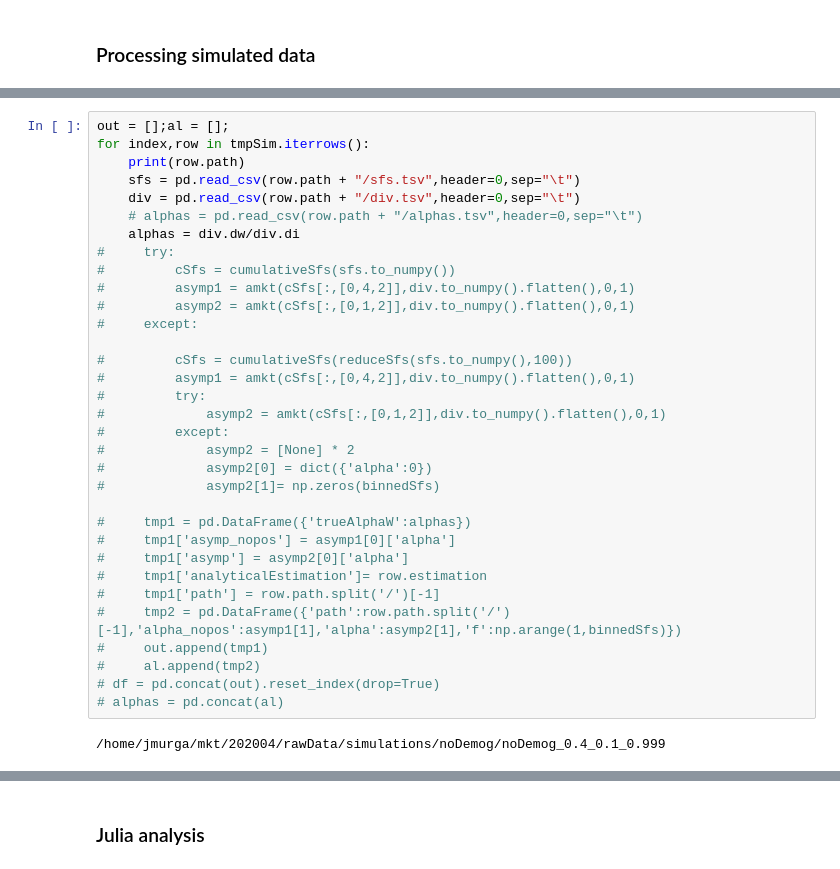
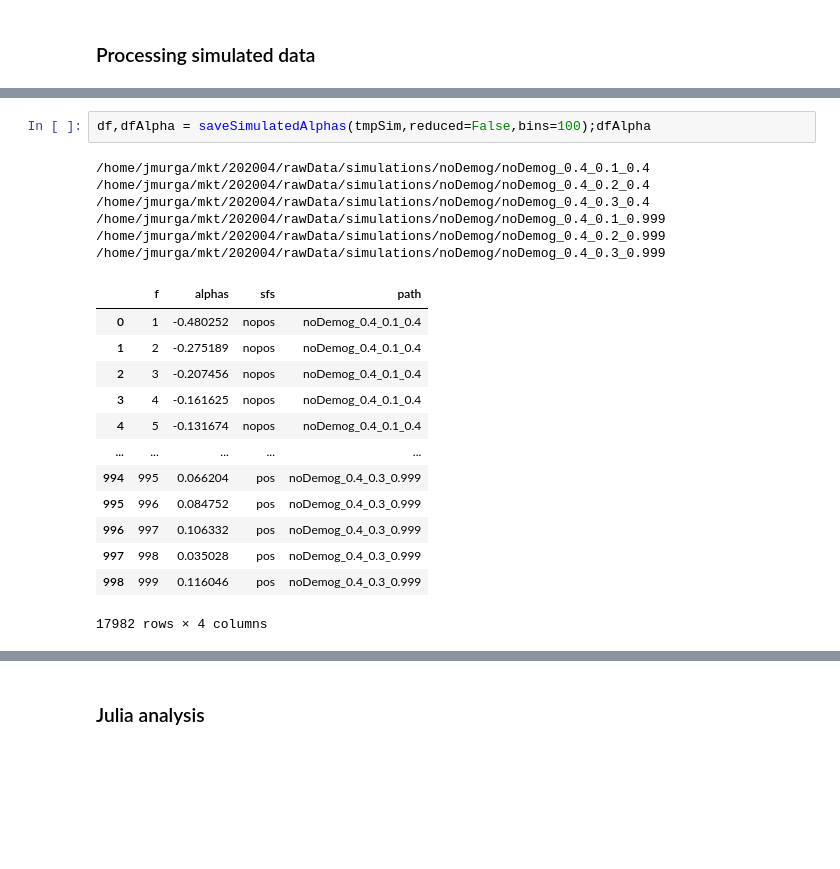
Before and after one commit to jmurga/abcmk_simulations, a Jupyter notebook: scripts/notebooks/bgsSimulations.ipynb, the cells around one changed output, grey strips where cells are left out. Drawn from its saved outputs; the diff is of its cells as text; blank space fills up the shorter version.

```diff
--- a/scripts/notebooks/bgsSimulations.ipynb
+++ b/scripts/notebooks/bgsSimulations.ipynb
@@ -70,35 +68,22 @@ for index,row in tmpSim.iterrows():
-# %%
-out = [];al = [];
-for index,row in tmpSim.iterrows():
-    print(row.path)
-    sfs = pd.read_csv(row.path + "/sfs.tsv",header=0,sep="\t")
-    div = pd.read_csv(row.path + "/div.tsv",header=0,sep="\t")
-    # alphas = pd.read_csv(row.path + "/alphas.tsv",header=0,sep="\t")
-    alphas = div.dw/div.di
-#     try:
-#         cSfs = cumulativeSfs(sfs.to_numpy())
-#         asymp1 = amkt(cSfs[:,[0,4,2]],div.to_numpy().flatten(),0,1)
-#         asymp2 = amkt(cSfs[:,[0,1,2]],div.to_numpy().flatten(),0,1)
-#     except:
-
-#         cSfs = cumulativeSfs(reduceSfs(sfs.to_numpy(),100))
-#         asymp1 = amkt(cSfs[:,[0,4,2]],div.to_numpy().flatten(),0,1)
-#         try:
-#             asymp2 = amkt(cSfs[:,[0,1,2]],div.to_numpy().flatten(),0,1)
-#         except:
-#             asymp2 = [None] * 2
-#             asymp2[0] = dict({'alpha':0})
-#             asymp2[1]= np.zeros(binnedSfs)
-
-#     tmp1 = pd.DataFrame({'trueAlphaW':alphas})
-#     tmp1['asymp_nopos'] = asymp1[0]['alpha']
-#     tmp1['asymp'] = asymp2[0]['alpha']
-#     tmp1['analyticalEstimation']= row.estimation
-#     tmp1['path'] = row.path.split('/')[-1]
-#     tmp2 = pd.DataFrame({'path':row.path.split('/')[-1],'alpha_nopos':asymp1[1],'alpha':asymp2[1],'f':np.arange(1,binnedSfs)})
-#     out.append(tmp1)
-#     al.append(tmp2)
-# df = pd.concat(out).reset_index(drop=True)
-# alphas = pd.concat(al)
-# %% [output]
-/home/jmurga/mkt/202004/rawData/simulations/noDemog/noDemog_0.4_0.1_0.999
+# %%
+df,dfAlpha = saveSimulatedAlphas(tmpSim,reduced=False,bins=100);dfAlpha
+# %% [output]
+/home/jmurga/mkt/202004/rawData/simulations/noDemog/noDemog_0.4_0.1_0.4
+/home/jmurga/mkt/202004/rawData/simulations/noDemog/noDemog_0.4_0.2_0.4
+/home/jmurga/mkt/202004/rawData/simulations/noDemog/noDemog_0.4_0.3_0.4
+/home/jmurga/mkt/202004/rawData/simulations/noDemog/noDemog_0.4_0.1_0.999
+/home/jmurga/mkt/202004/rawData/simulations/noDemog/noDemog_0.4_0.2_0.999
+/home/jmurga/mkt/202004/rawData/simulations/noDemog/noDemog_0.4_0.3_0.999
+|  | f | alphas | sfs | path |
+| 0 | 1 | -0.480252 | nopos | noDemog_0.4_0.1_0.4 |
+| 1 | 2 | -0.275189 | nopos | noDemog_0.4_0.1_0.4 |
+| 2 | 3 | -0.207456 | nopos | noDemog_0.4_0.1_0.4 |
+| 3 | 4 | -0.161625 | nopos | noDemog_0.4_0.1_0.4 |
+| 4 | 5 | -0.131674 | nopos | noDemog_0.4_0.1_0.4 |
+| ... | ... | ... | ... | ... |
+| 994 | 995 | 0.066204 | pos | noDemog_0.4_0.3_0.999 |
+| 995 | 996 | 0.084752 | pos | noDemog_0.4_0.3_0.999 |
+| 996 | 997 | 0.106332 | pos | noDemog_0.4_0.3_0.999 |
+| 997 | 998 | 0.035028 | pos | noDemog_0.4_0.3_0.999 |
+| 998 | 999 | 0.116046 | pos | noDemog_0.4_0.3_0.999 |
+17982 rows × 4 columns
```
Also changed, not shown: parts of 13 cells of this notebook, 32 other files.
